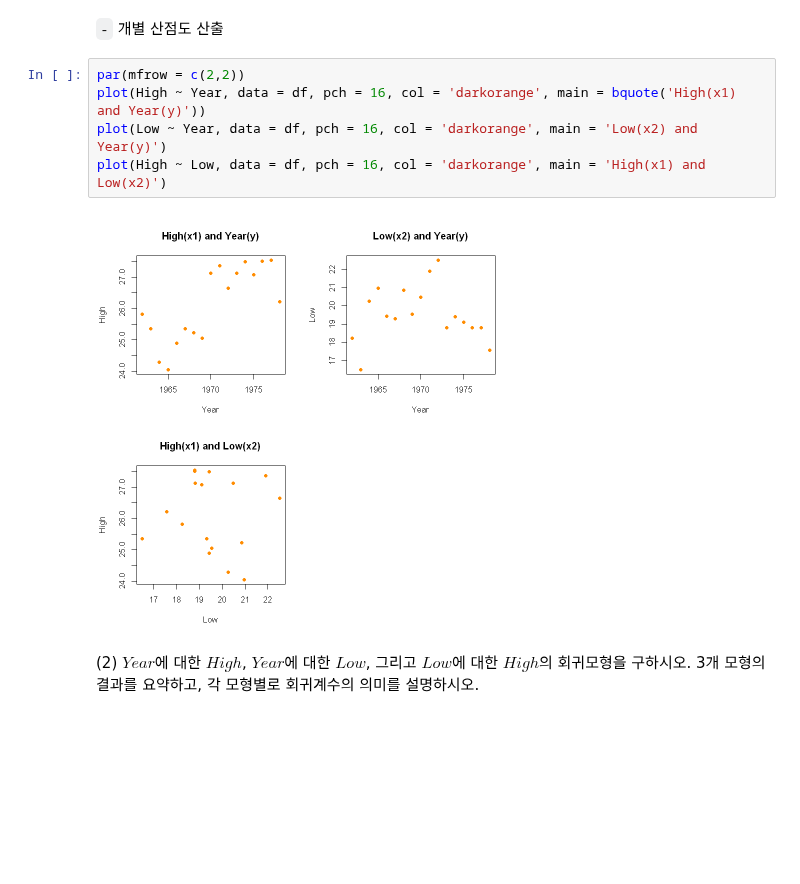
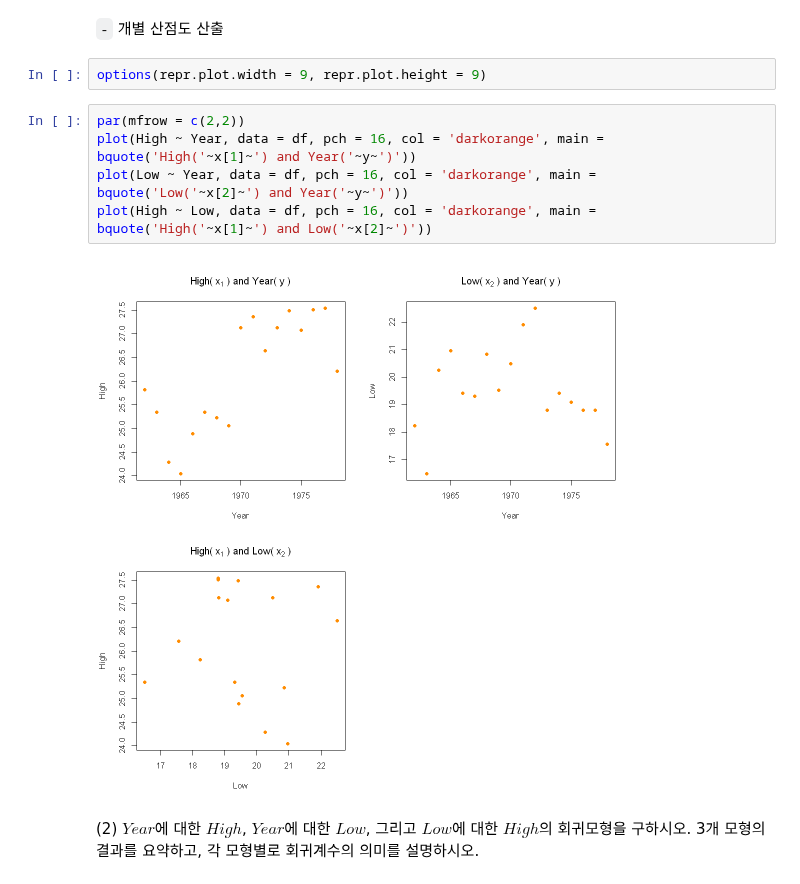
Before and after one commit to HollyRiver/R, a Jupyter notebook: regression analysis/hw/강신성_202014107(2).ipynb, the cells around one changed output. Drawn from its saved outputs; the diff is of its cells as text; blank space fills up the shorter version.

```diff
--- a/regression analysis/hw/강신성_202014107(2).ipynb
+++ b/regression analysis/hw/강신성_202014107(2).ipynb
@@ -187,13 +187,15 @@ A data.frame: 6 × 3
 | 6 | 1967 | 25.35 | 19.31 |
 # %% [markdown]
 `-` 개별 산점도 산출
+# %%
+options(repr.plot.width = 9, repr.plot.height = 9)
 # %%
 par(mfrow = c(2,2))
-plot(High ~ Year, data = df, pch = 16, col = 'darkorange', main = bquote('High(x1) and Year(y)'))
-plot(Low ~ Year, data = df, pch = 16, col = 'darkorange', main = 'Low(x2) and Year(y)')
-plot(High ~ Low, data = df, pch = 16, col = 'darkorange', main = 'High(x1) and Low(x2)')
+plot(High ~ Year, data = df, pch = 16, col = 'darkorange', main = bquote('High('~x[1]~') and Year('~y~')'))
+plot(Low ~ Year, data = df, pch = 16, col = 'darkorange', main = bquote('Low('~x[2]~') and Year('~y~')'))
+plot(High ~ Low, data = df, pch = 16, col = 'darkorange', main = bquote('High('~x[1]~') and Low('~x[2]~')'))
 # %% [output]
-[figure, old version]
+[figure, new version]
 # %% [markdown]
 (2) $Year$에 대한 $High$, $Year$에 대한 $Low$, 그리고 $Low$에 대한 $High$의 회귀모형을 구하시오. 3개 모형의 결과를 요약하고, 각 모형별로 회귀계수의 의미를 설명하시오.
 # %% [markdown]
```
Also changed, not shown: parts of 9 cells of this notebook.
